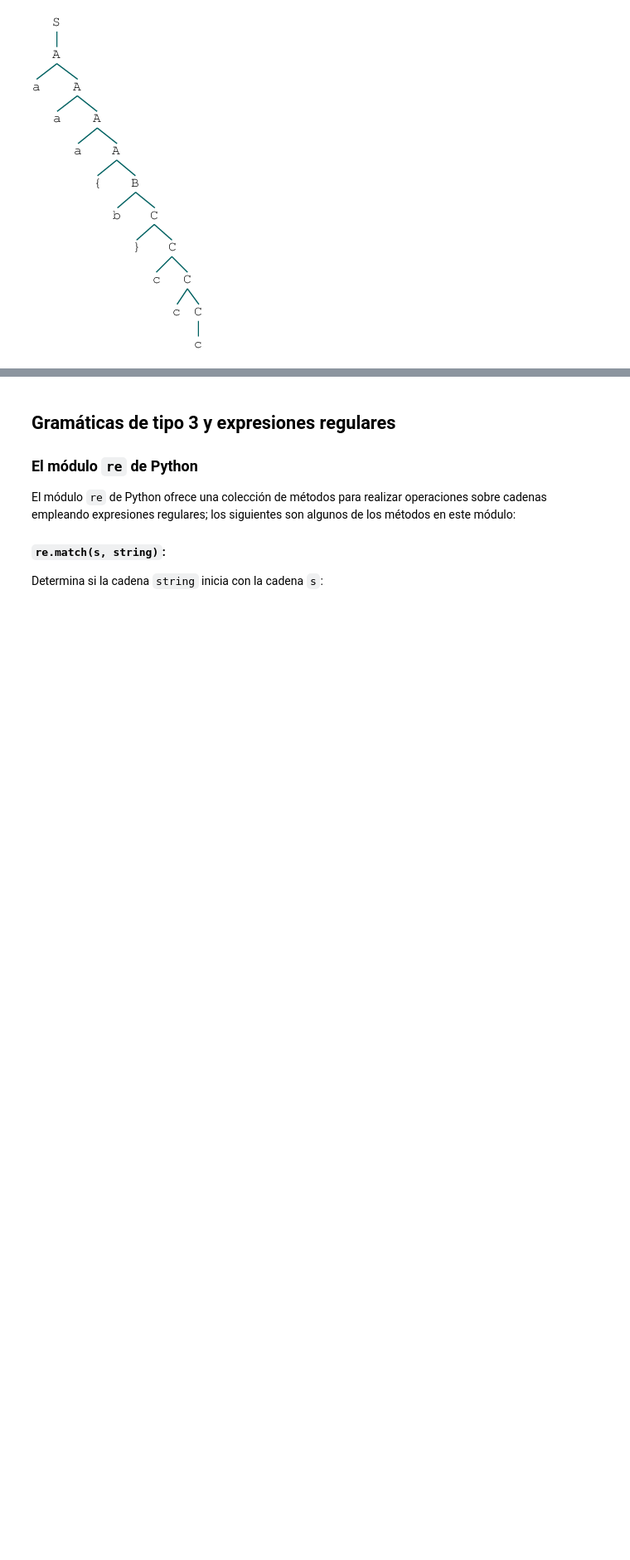
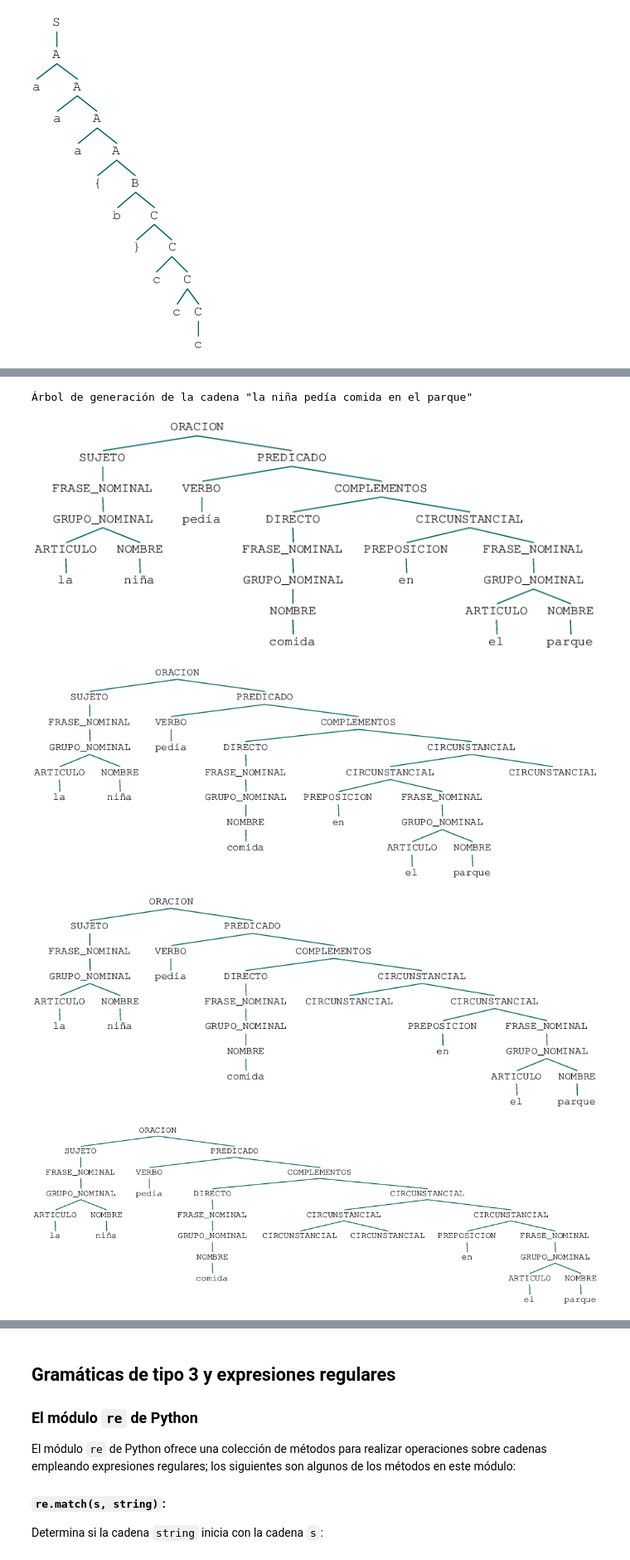
Before and after one commit to rsotoc/nlp, a Jupyter notebook: 5. Análisis sintáctico.ipynb, the cells around one changed output, grey strips where cells are left out. Shown: that part at 83% size. Saved outputs shown, nothing was run; the diff lists cells and outputs as text; code cells hidden in the pictures; blank space fills up the shorter version.

```diff
--- a/5. Análisis sintáctico.ipynb
+++ b/5. Análisis sintáctico.ipynb
@@ -83,0 +157,11 @@ for tree in parser.parse(list(X)):
+# %%
+X2_sp = "la niña pedía comida en el parque"
+print("Árbol de generación de la cadena \"{}\"".format(X2_sp))
+for tree in parser_sp.parse(list(X2_sp.split())):
+    display(tree) # tree.draw() arroja una ventana emergente
+# %% [output]
+Árbol de generación de la cadena "la niña pedía comida en el parque"
+[figure, added]
+[figure, added]
+[figure, added]
+[figure, added]
```
Also changed, not shown: parts of 7 cells of this notebook, 5 other files.
